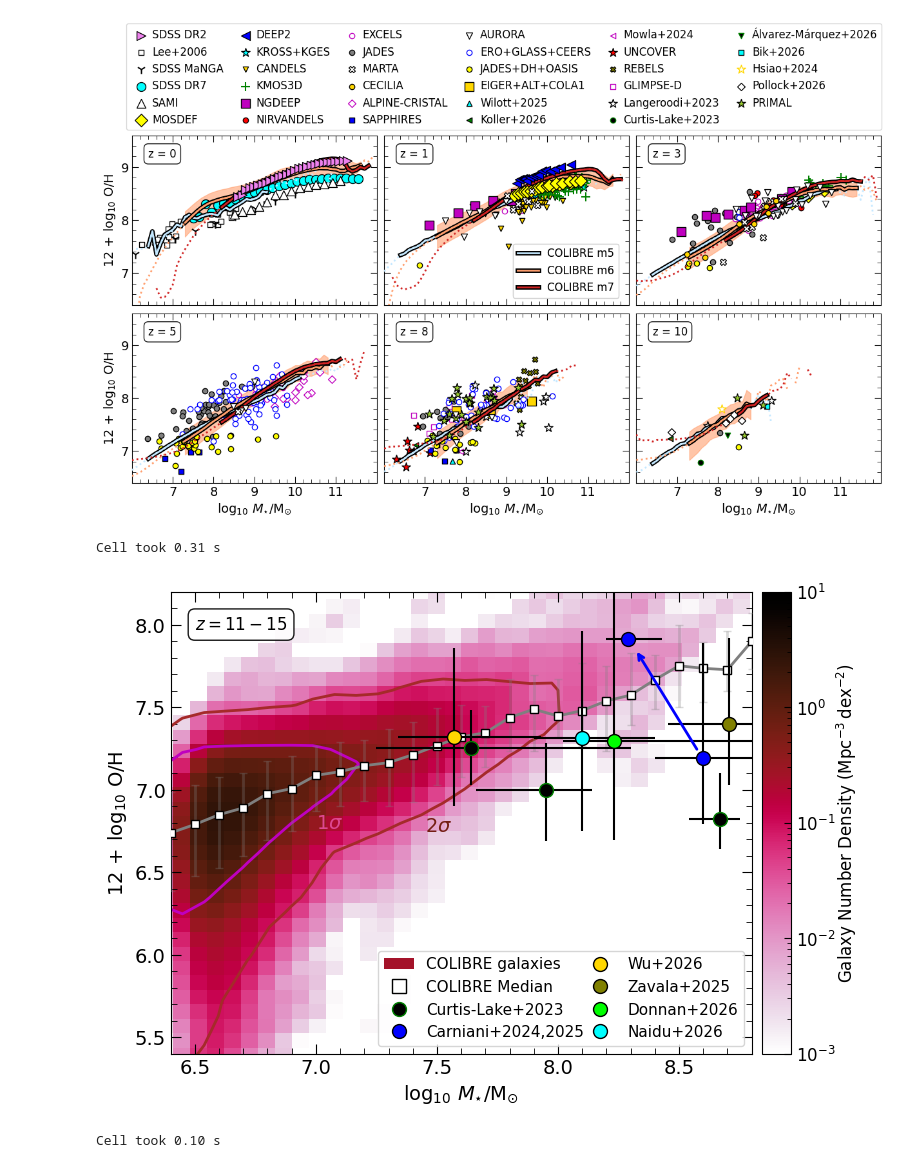
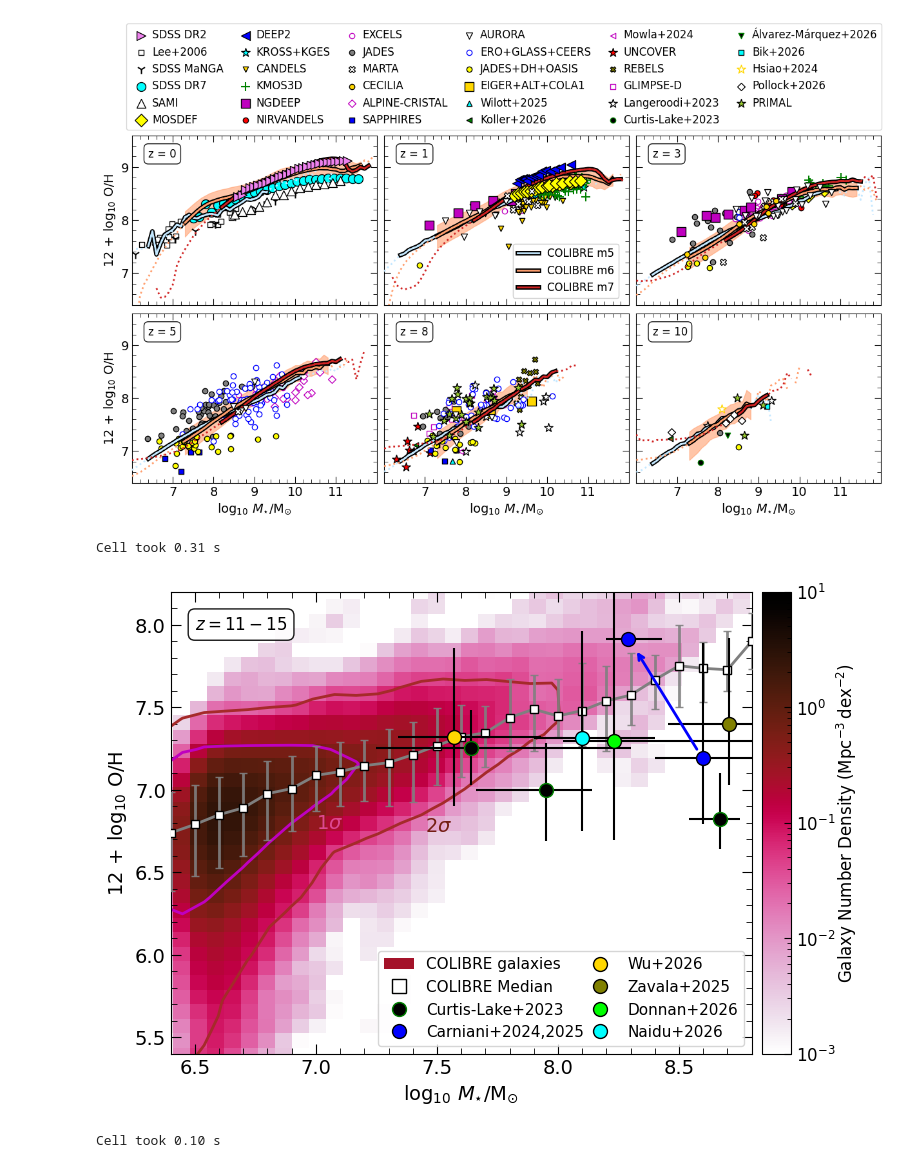
Before and after one commit to psharda/colibre_mzr_sharda26, a Jupyter notebook: plotting_scripts.ipynb, the cells around one changed output. Saved outputs shown, nothing was run; the diff lists cells and outputs as text; code cells hidden in the pictures.

Commit message:
minor changes in contour plot

```diff
--- a/plotting_scripts.ipynb
+++ b/plotting_scripts.ipynb
@@ -412,7 +412,6 @@ cumsum = np.cumsum(Zsorted)
 level_1sigma = Zsorted[np.searchsorted(cumsum, 0.6827)]
 ax.contour(Xgrid, Ygrid, Z.reshape(Xgrid.shape), levels=[level_1sigma],colors='m',linewidths=2)
 ax.text(7.0, 6.80, r'$1\sigma$', fontsize=fontsize, ha='left', va='center', color=colorss[0])
-
 level_1sigma = Zsorted[np.searchsorted(cumsum, 0.9545)]
 ax.contour(Xgrid, Ygrid, Z.reshape(Xgrid.shape), levels=[level_1sigma],colors='brown',linewidths=2)
 ax.text(7.45, 6.78, r'$2\sigma$', fontsize=fontsize, ha='left', va='center', color=colorss[1])
@@ -446,35 +445,36 @@ ax.errorbar([8.1], [8.69-1.38], xerr=[[0.2],[0.3]], yerr=[[0.56],[0.65]],
 
 
 ax.annotate('',  xy=(8.29+0.03, 8.69-0.78-0.06), xytext=(8.6-0.02, 8.69-1.5+0.04),
             arrowprops=dict(arrowstyle='->',color='blue',lw=2),zorder=6)
 
 proxy = Patch(facecolor=cm.flamingo_r(0.6),label='COLIBRE galaxies')
 proxy1 = Line2D([0], [0], marker='s', linestyle='None', markerfacecolor='white',
                 markeredgecolor='k', markersize=10, label='COLIBRE Median')
 proxy2 = Line2D([0], [0], marker='o', linestyle='None', markerfacecolor='k',
                 markeredgecolor='green', markersize=10, label='Curtis-Lake+2023')
 proxy22 = Line2D([0], [0], marker='o', linestyle='None', markerfacecolor='blue',
                 markeredgecolor='k', markersize=10, label='Carniani+2024,2025')
 proxy32 = Line2D([0], [0], marker='o', linestyle='None', markerfacecolor='gold',
                 markeredgecolor='k', markersize=10, label='Wu+2026')
 proxy42 = Line2D([0], [0], marker='o', linestyle='None', markerfacecolor='olive',
                 markeredgecolor='k', markersize=10, label='Zavala+2025')
 proxy41 = Line2D([0], [0], marker='o', linestyle='None', markerfacecolor='lime',
                 markeredgecolor='k', markersize=10, label='Donnan+2026')
 proxy43 = Line2D([0], [0], marker='o', linestyle='None', markerfacecolor='cyan',
                 markeredgecolor='k', markersize=10, label='Naidu+2026')
 
 ax.legend(handles=[proxy, proxy1, proxy2, proxy22, proxy32, proxy42, proxy41, proxy43], loc='lower right', fontsize=fontsize-3, ncol=2, columnspacing=0)
 
 bc, med, counts, p16, p84 = plot_median(x_all, y_all)
 ax.errorbar(bc, med, yerr=[med-p16, p84-med], fmt='s-', markeredgecolor='k',mfc='white', capsize=3,
-            lw=2, zorder=4, ecolor=to_rgba('grey', alpha=0.3))
+            lw=2, zorder=4, ecolor=to_rgba('grey', alpha=0.9))
 
 #f.savefig('Figure4.pdf', bbox_inches='tight')
+f.savefig('../colibre/plot_contours.pdf', bbox_inches='tight')
 print(f"Cell took {time.time() - _tstart:.2f} s")
 # %% [output]
 Cell took 0.31 s
-[figure, old version]
+[figure, new version]
 # %%
 _tstart = time.time()
 f, ax = plt.subplots(2,3, figsize=(15, 7), gridspec_kw = {'wspace':0.03, 'hspace':0.05})
```
